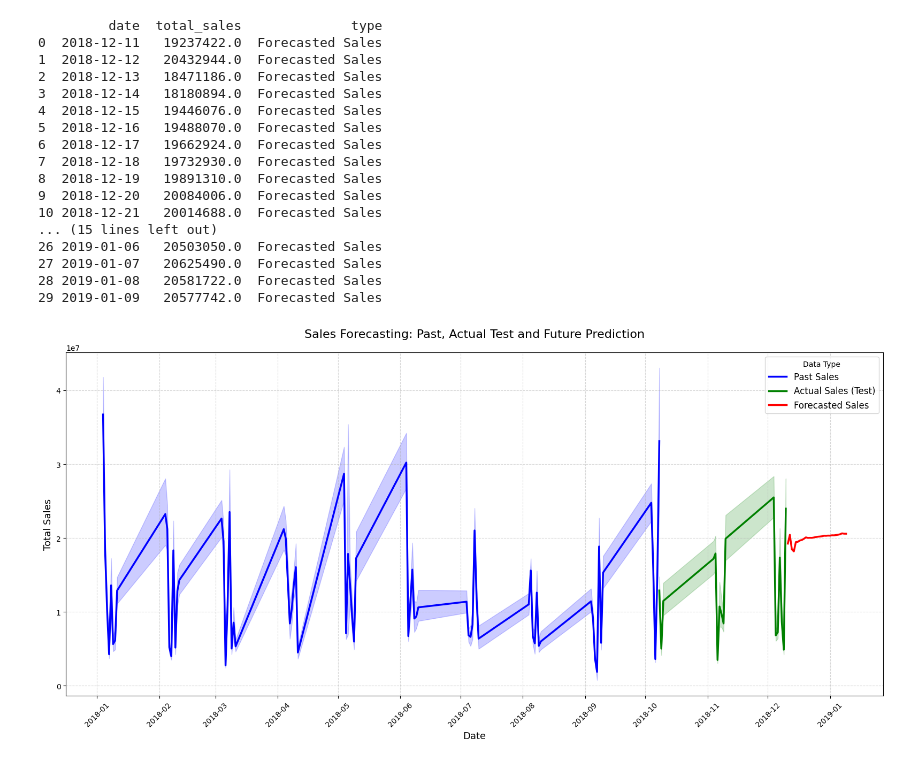
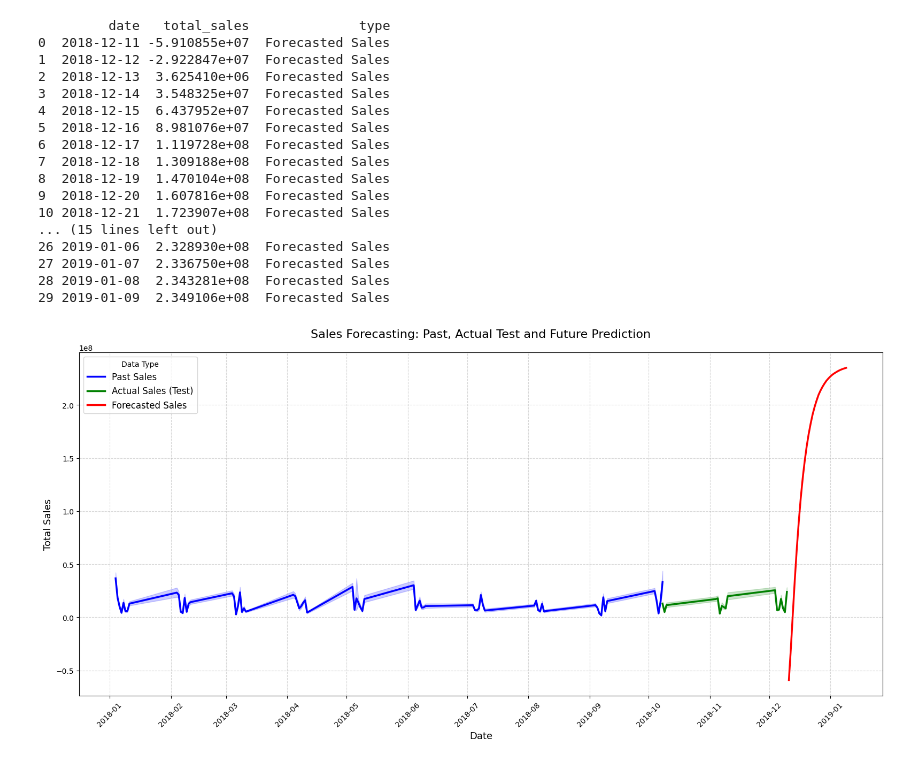
Before and after one commit to KieuOanhUIT/IS403.P23.OnlineSalesData, a Jupyter notebook: Model/GRU.ipynb, the cells around one changed output. Drawn from its saved outputs; the diff is of its cells as text; code cells hidden in the pictures.

```diff
--- a/Model/GRU.ipynb
+++ b/Model/GRU.ipynb
@@ -114 +60,5 @@ y_test_gru = y_all[train_valid_len - sequence_length:]
+# %%
+X_train = X_train.reshape((X_train.shape[0], 1, X_train.shape[1]))
+X_valid = X_valid.reshape((X_valid.shape[0], 1, X_valid.shape[1]))
+X_test = X_test.reshape((X_test.shape[0], 1, X_test.shape[1]))
 # %%
@@ -194 +137,6 @@ plt.show()
+# %%
+df_model = pd.concat([train_df, valid_df, test_df], ignore_index=True)
+
+X_scaled = scaler_X.fit_transform(df_model[features])
+y_scaled = scaler_y.fit_transform(df_model[[target]])
 # %%
@@ -216,72 +156,76 @@ future_dates = pd.date_range(start = last_date + pd.Timedelta(days=1), periods=3
 # %%
 # Tạo DataFrame chứa dự đoán
-future_df = pd.DataFrame({
+future_preds_df = pd.DataFrame({
     'date': future_dates,
-    'total_sales': future_preds_real,
-    'type': 'Forecasted Sales'})
-print(future_df)
+    'total_sales': future_preds_real.flatten(),
+    'type': 'Forecasted Sales'
+})
+print(future_preds_df)
 # %% [output]
-         date  total_sales              type
-0  2018-12-11   19237422.0  Forecasted Sales
-1  2018-12-12   20432944.0  Forecasted Sales
-2  2018-12-13   18471186.0  Forecasted Sales
-3  2018-12-14   18180894.0  Forecasted Sales
-4  2018-12-15   19446076.0  Forecasted Sales
-5  2018-12-16   19488070.0  Forecasted Sales
-6  2018-12-17   19662924.0  Forecasted Sales
-7  2018-12-18   19732930.0  Forecasted Sales
-8  2018-12-19   19891310.0  Forecasted Sales
-9  2018-12-20   20084006.0  Forecasted Sales
-10 2018-12-21   20014688.0  Forecasted Sales
+         date   total_sales              type
+0  2018-12-11 -5.910855e+07  Forecasted Sales
+1  2018-12-12 -2.922847e+07  Forecasted Sales
+2  2018-12-13  3.625410e+06  Forecasted Sales
+3  2018-12-14  3.548325e+07  Forecasted Sales
+4  2018-12-15  6.437952e+07  Forecasted Sales
+5  2018-12-16  8.981076e+07  Forecasted Sales
+6  2018-12-17  1.119728e+08  Forecasted Sales
+7  2018-12-18  1.309188e+08  Forecasted Sales
+8  2018-12-19  1.470104e+08  Forecasted Sales
+9  2018-12-20  1.607816e+08  Forecasted Sales
+10 2018-12-21  1.723907e+08  Forecasted Sales
 ... (15 lines left out)
-26 2019-01-06   20503050.0  Forecasted Sales
-27 2019-01-07   20625490.0  Forecasted Sales
-28 2019-01-08   20581722.0  Forecasted Sales
-29 2019-01-09   20577742.0  Forecasted Sales
+26 2019-01-06  2.328930e+08  Forecasted Sales
+27 2019-01-07  2.336750e+08  Forecasted Sales
+28 2019-01-08  2.343281e+08  Forecasted Sales
+29 2019-01-09  2.349106e+08  Forecasted Sales
 # %%
-# 11. Vẽ biểu đồ
+import seaborn as sns
+import matplotlib.dates as mdates
+
+# Vẽ biểu đồ
 # Chuẩn bị dữ liệu quá khứ để visualization
-train['type'] = 'Past Sales'
-valid['type'] = 'Past Sales'
-test['type'] = 'Actual Sales (Test)'  # Thêm thông tin cho test data
+train_df['type'] = 'Past Sales'
+valid_df['type'] = 'Past Sales'
+test_df['type'] = 'Actual Sales (Test)'  # Thêm thông tin cho test data
 
 # Gộp tất cả dữ liệu
 combined_df = pd.concat([
-    train[['date', 'total_sales', 'type']],
-    valid[['date', 'total_sales', 'type']],
-    test[['date', 'total_sales', 'type']],
-    future_df
+    train_df[['date', 'total_sales', 'type']],
+    valid_df[['date', 'total_sales', 'type']],
+    test_df[['date', 'total_sales', 'type']],
+    future_preds_df
 ], ignore_index=True)
 
 # Vẽ đồ thị
 plt.figure(figsize=(16, 8))
 sns.lineplot(
     data=combined_df,
     x='date',
     y='total_sales',
     hue='type',
     style='type',
     dashes=False,
     palette={
         'Past Sales': 'blue',
         'Actual Sales (Test)': 'green',
         'Forecasted Sales': 'red'
     },
     linewidth=2.5
 )
 
 # Định dạng trục x
 plt.gca().xaxis.set_major_locator(mdates.MonthLocator(interval=1))
 plt.gca().xaxis.set_major_formatter(mdates.DateFormatter('%Y-%m'))
 plt.xticks(rotation=45)
 
 # Thêm các chi tiết cho đồ thị
 plt.xlabel('Date', fontsize=13)
 plt.ylabel('Total Sales', fontsize=13)
 plt.title('Sales Forecasting: Past, Actual Test and Future Prediction', fontsize=16, pad=20)
 plt.grid(True, linestyle='--', alpha=0.5)
 plt.legend(title='Data Type', fontsize=12)
 plt.tight_layout()
 plt.show()
 # %% [output]
-[figure, old version]
+[figure, new version]
```
Also changed, not shown: parts of 17 cells of this notebook.
